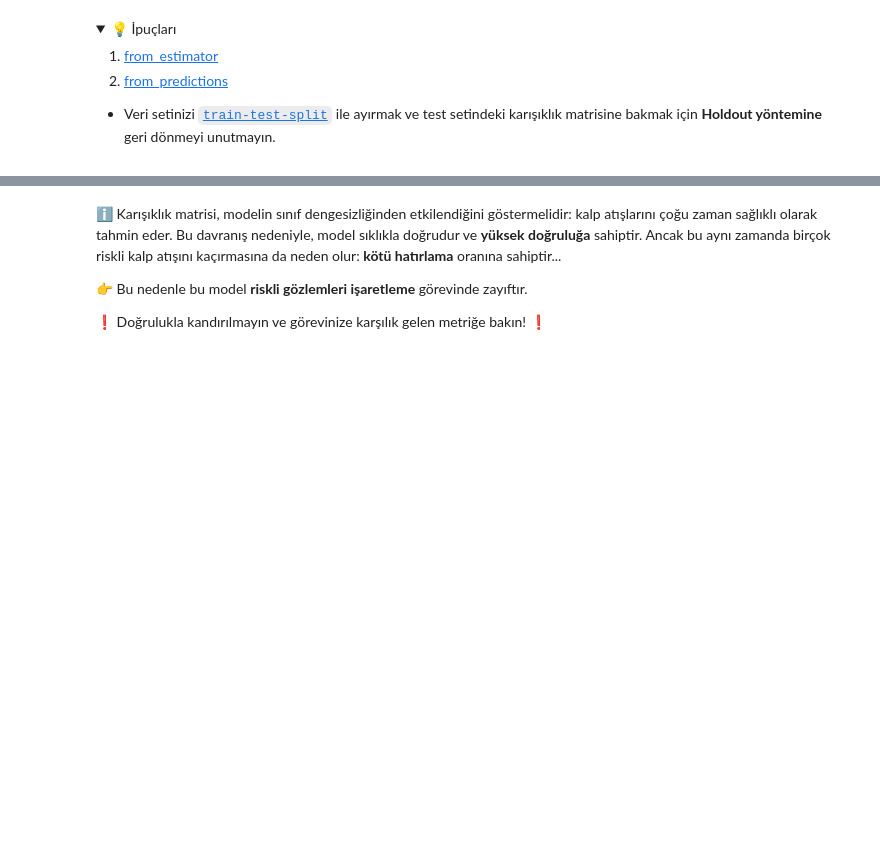
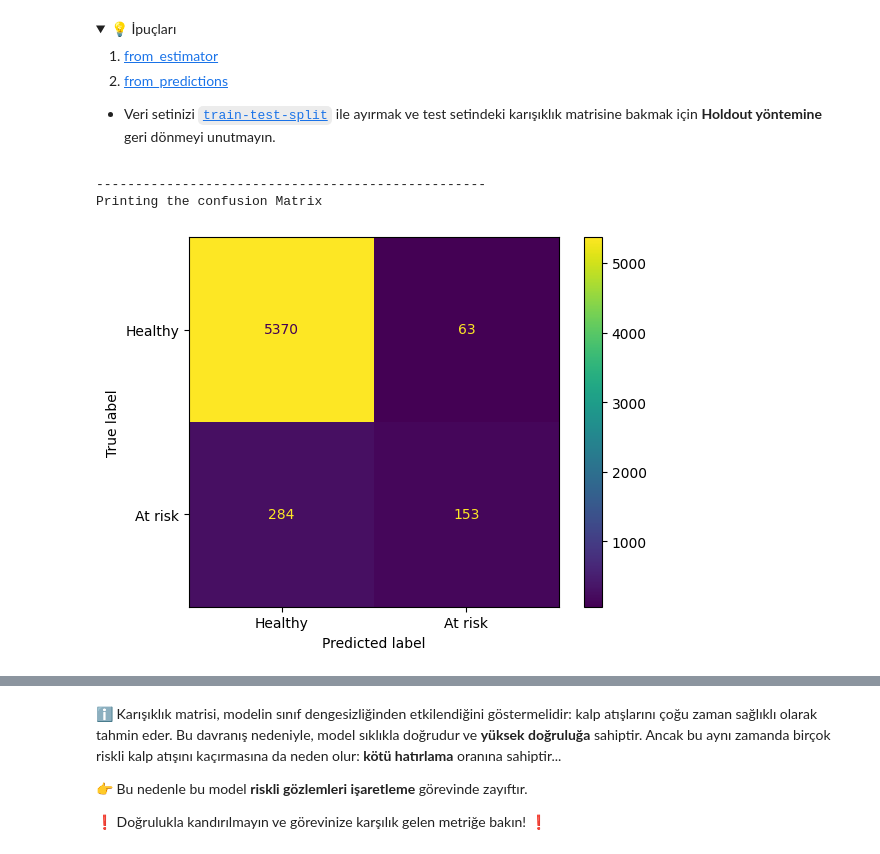
Before and after one commit to mertkaantopuz/S16D3-S-data-electrocardiograms, a Jupyter notebook: Electrocardiograms.ipynb, the cells around one changed output, grey strips where cells are left out. Cells and saved outputs as stored; diff of their text form; code cells hidden in the pictures; folded sections open; blank space fills up the shorter version.

```diff
--- a/Electrocardiograms.ipynb
+++ b/Electrocardiograms.ipynb
@@ -114,0 +134,16 @@ print(result.check())
+# %%
+from sklearn.linear_model import LogisticRegression
+from sklearn.model_selection import cross_validate
+
+X = data.drop(columns='target')
+y = data['target']
+
+model = LogisticRegression(max_iter=1000)
+results = cross_validate(
+    model,
+    X,
+    y,
+    cv=5,
+    scoring=['accuracy','recall','precision','f1']
+)
+results
@@ -174,0 +249,17 @@ print("Why ? Let's print a confusion matrix!")
+# %%
+from sklearn.model_selection import train_test_split
+from sklearn.metrics import confusion_matrix, ConfusionMatrixDisplay
+
+X_train,X_test,y_train,y_test = train_test_split(X,y,test_size=0.3)
+
+model = LogisticRegression(max_iter=1000).fit(X_train,y_train)
+
+y_pred = model.predict(X_test)
+
+print("-"*50)
+print("Printing the confusion Matrix")
+disp = ConfusionMatrixDisplay.from_predictions(y_test, y_pred, display_labels=['Healthy','At risk'])
+# %% [output]
+--------------------------------------------------
+Printing the confusion Matrix
+[figure, added]
```
Also changed, not shown: parts of 28 cells of this notebook, 4 other files.
